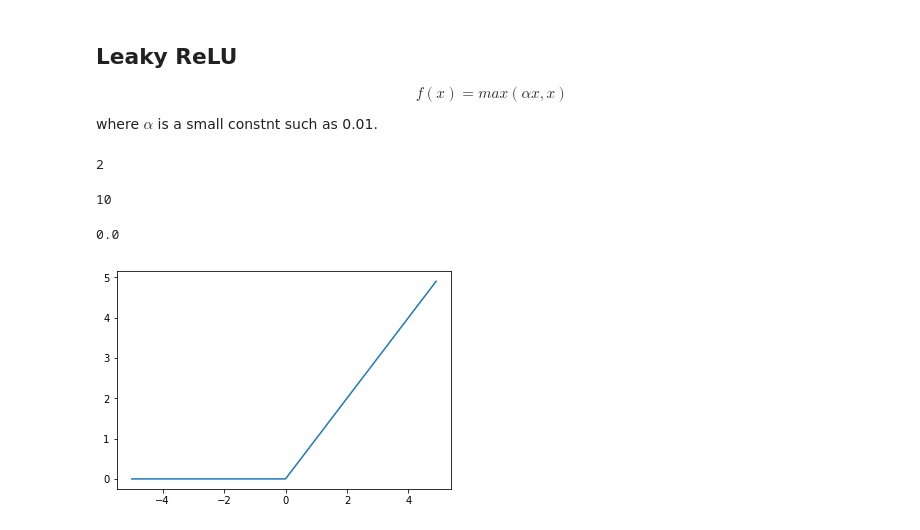
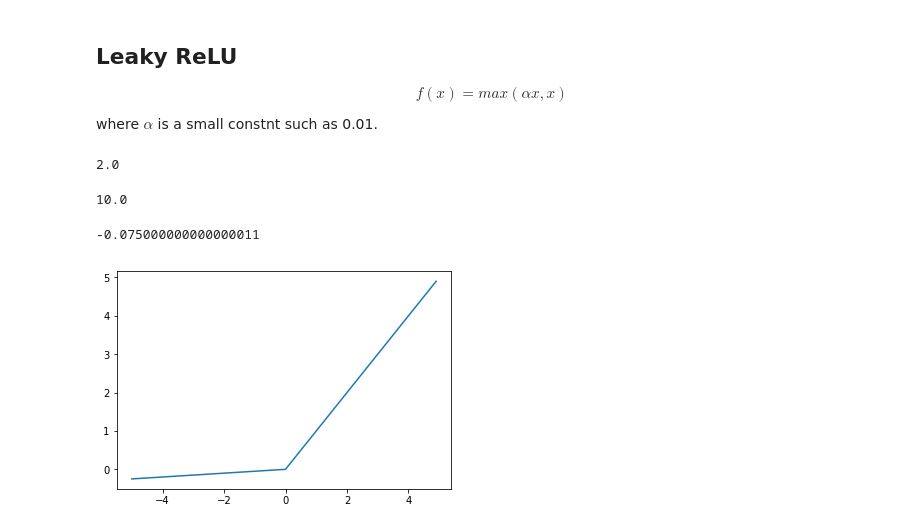
Before and after one commit to takaiwai/deep-learning-for-art-and-design, a Jupyter notebook: 08_3_activation_functions.ipynb, the cells around one changed output. Cells and saved outputs as stored; diff of their text form; code cells hidden in the pictures.

```diff
--- a/08_3_activation_functions.ipynb
+++ b/08_3_activation_functions.ipynb
@@ -177,25 +177,25 @@ $$
 
 where $\alpha$ is a small constnt such as 0.01.
 # %%
-def lrelu(x, alpha=0.01):
+def lrelu(x, alpha=0.05):
     return np.maximum(alpha * x, x)
 # %%
 lrelu(2)
 # %% [output]
-2
+2.0
 # %%
 lrelu(10)
 # %% [output]
-10
+10.0
 # %%
-relu(-1.5)
+lrelu(-1.5)
 # %% [output]
-0.0
+-0.075000000000000011
 # %%
 x = np.arange(-5, 5, 0.1)
-y = relu(x)
+y = lrelu(x)
 
 plt.plot(x, y)
 plt.show()
 # %% [output]
-[figure, old version]
+[figure, new version]
```
Also changed, not shown: parts of 6 cells of this notebook.
